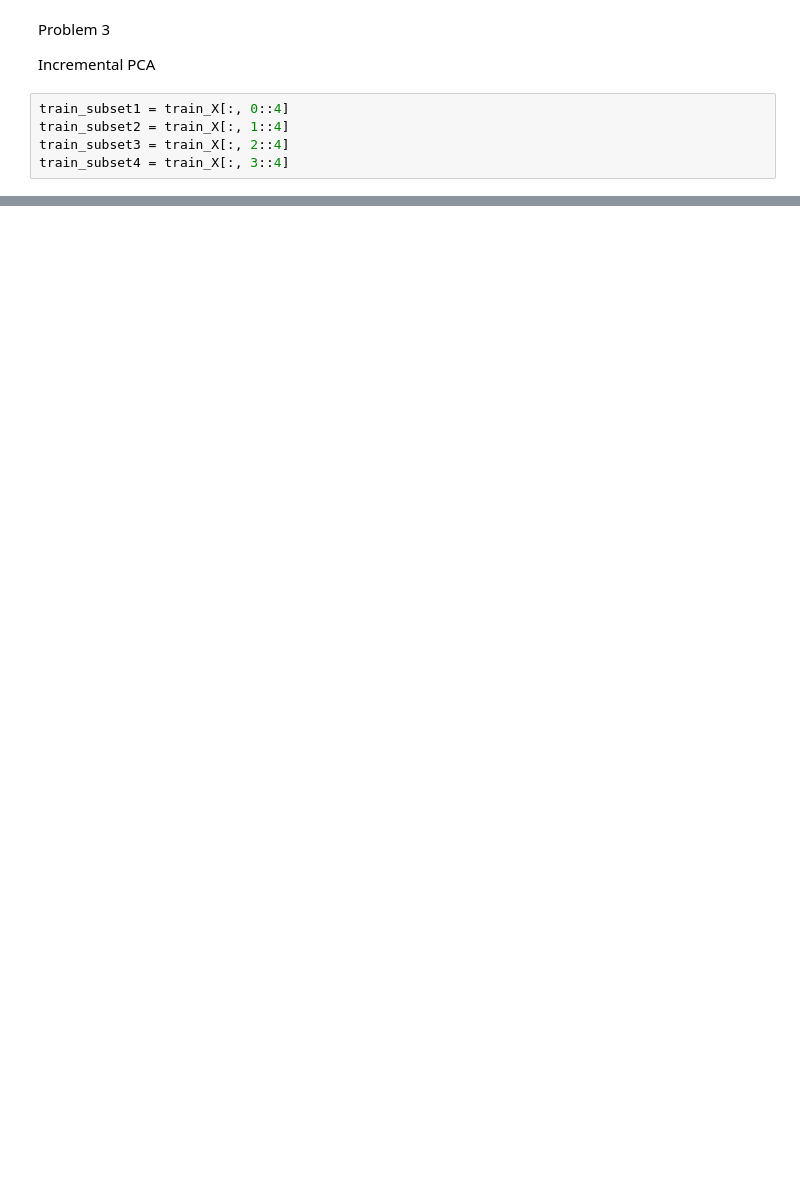
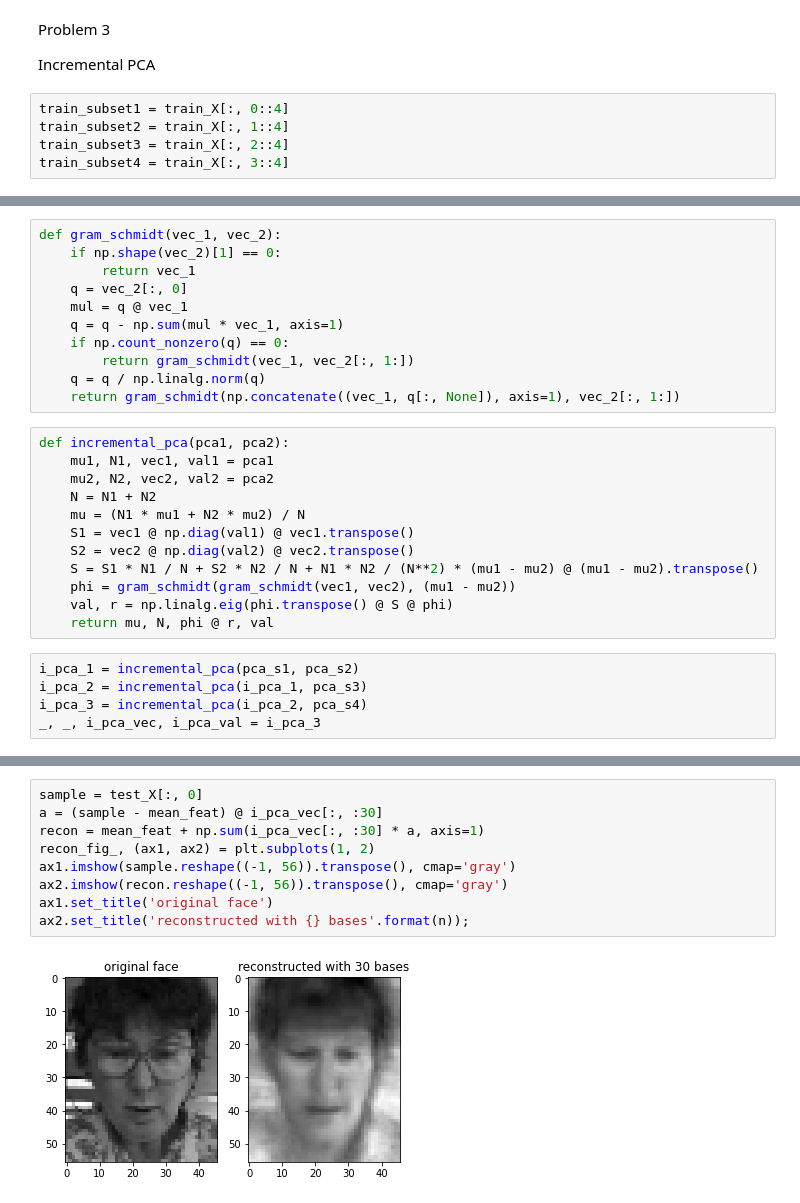
Before and after one commit to SeungminHwang/CS492-MLCV, a Jupyter notebook: coursework1/P1.ipynb, the cells around one changed output, grey strips where cells are left out. Cells and saved outputs as stored; diff of their text form; blank space fills up the shorter version.

Commit message:
incremental pca implement

```diff
--- a/coursework1/P1.ipynb
+++ b/coursework1/P1.ipynb
@@ -127,0 +144,28 @@ train_subset4 = train_X[:, 3::4]
+# %%
+def gram_schmidt(vec_1, vec_2):
+    if np.shape(vec_2)[1] == 0:
+        return vec_1
+    q = vec_2[:, 0]
+    mul = q @ vec_1
+    q = q - np.sum(mul * vec_1, axis=1)
+    if np.count_nonzero(q) == 0:
+        return gram_schmidt(vec_1, vec_2[:, 1:])
+    q = q / np.linalg.norm(q)
+    return gram_schmidt(np.concatenate((vec_1, q[:, None]), axis=1), vec_2[:, 1:])
+# %%
+def incremental_pca(pca1, pca2):
+    mu1, N1, vec1, val1 = pca1
+    mu2, N2, vec2, val2 = pca2
+    N = N1 + N2
+    mu = (N1 * mu1 + N2 * mu2) / N
+    S1 = vec1 @ np.diag(val1) @ vec1.transpose()
+    S2 = vec2 @ np.diag(val2) @ vec2.transpose()
+    S = S1 * N1 / N + S2 * N2 / N + N1 * N2 / (N**2) * (mu1 - mu2) @ (mu1 - mu2).transpose()
+    phi = gram_schmidt(gram_schmidt(vec1, vec2), (mu1 - mu2))
+    val, r = np.linalg.eig(phi.transpose() @ S @ phi)
+    return mu, N, phi @ r, val
+# %%
+i_pca_1 = incremental_pca(pca_s1, pca_s2)
+i_pca_2 = incremental_pca(i_pca_1, pca_s3)
+i_pca_3 = incremental_pca(i_pca_2, pca_s4)
+_, _, i_pca_vec, i_pca_val = i_pca_3
@@ -127,0 +182,11 @@ train_subset4 = train_X[:, 3::4]
+# %%
+sample = test_X[:, 0]
+a = (sample - mean_feat) @ i_pca_vec[:, :30]
+recon = mean_feat + np.sum(i_pca_vec[:, :30] * a, axis=1)
+recon_fig_, (ax1, ax2) = plt.subplots(1, 2)
+ax1.imshow(sample.reshape((-1, 56)).transpose(), cmap='gray')
+ax2.imshow(recon.reshape((-1, 56)).transpose(), cmap='gray')
+ax1.set_title('original face')
+ax2.set_title('reconstructed with {} bases'.format(n));
+# %% [output]
+[figure, added]
```
Also changed, not shown: parts of 8 cells of this notebook.
